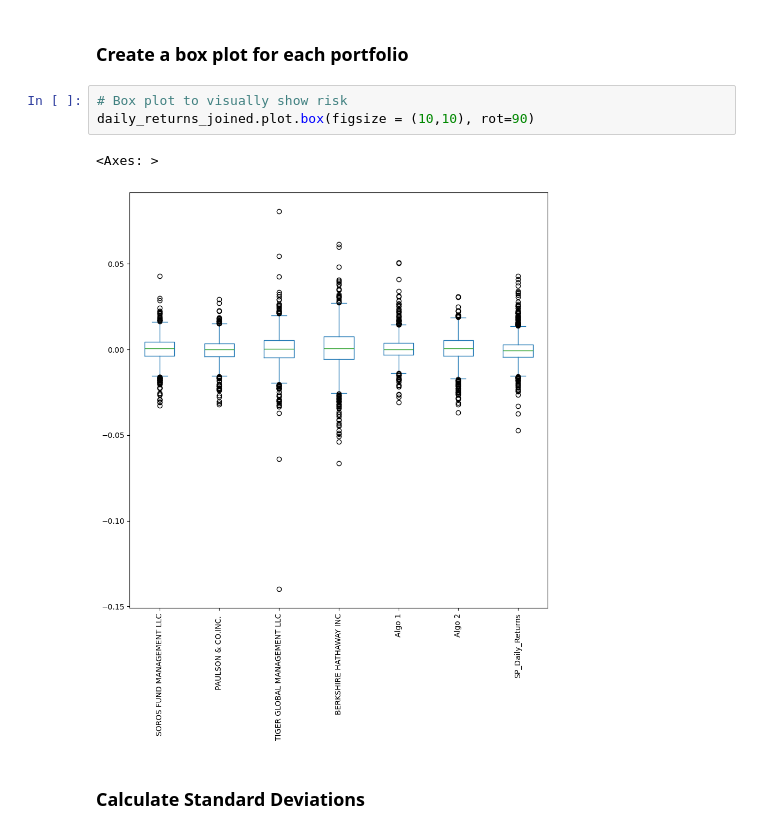
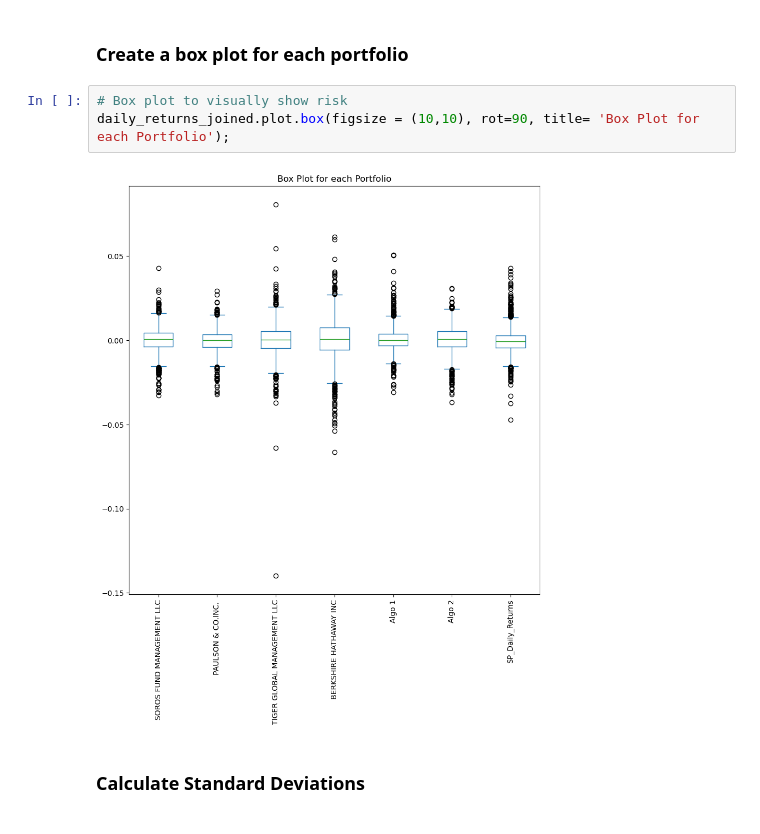
Before and after one commit to Bertpuit/a_whale_off_portfolio, a Jupyter notebook: whale_analysis.ipynb, the cells around one changed output. Saved outputs shown, nothing was run; the diff lists cells and outputs as text.

```diff
--- a/whale_analysis.ipynb
+++ b/whale_analysis.ipynb
@@ -240,10 +238,9 @@ Determine the _risk_ of each portfolio:
 ### Create a box plot for each portfolio
 # %%
 # Box plot to visually show risk
-daily_returns_joined.plot.box(figsize = (10,10), rot=90)
+daily_returns_joined.plot.box(figsize = (10,10), rot=90, title= 'Box Plot for each Portfolio');
 # %% [output]
-<Axes: >
-[figure, old version]
+[figure, new version]
 # %% [markdown]
 ### Calculate Standard Deviations
 # %%
```
Also changed, not shown: parts of 24 cells of this notebook, 3 other files.
